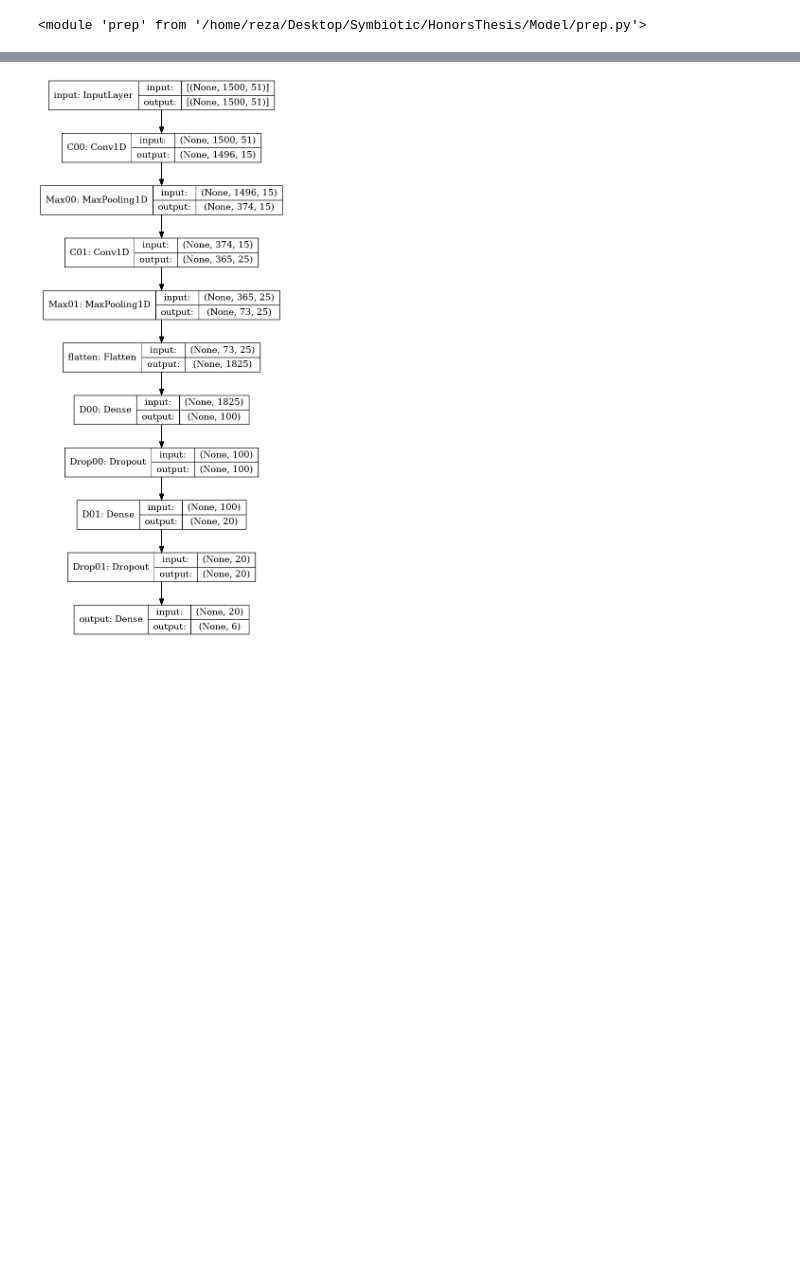
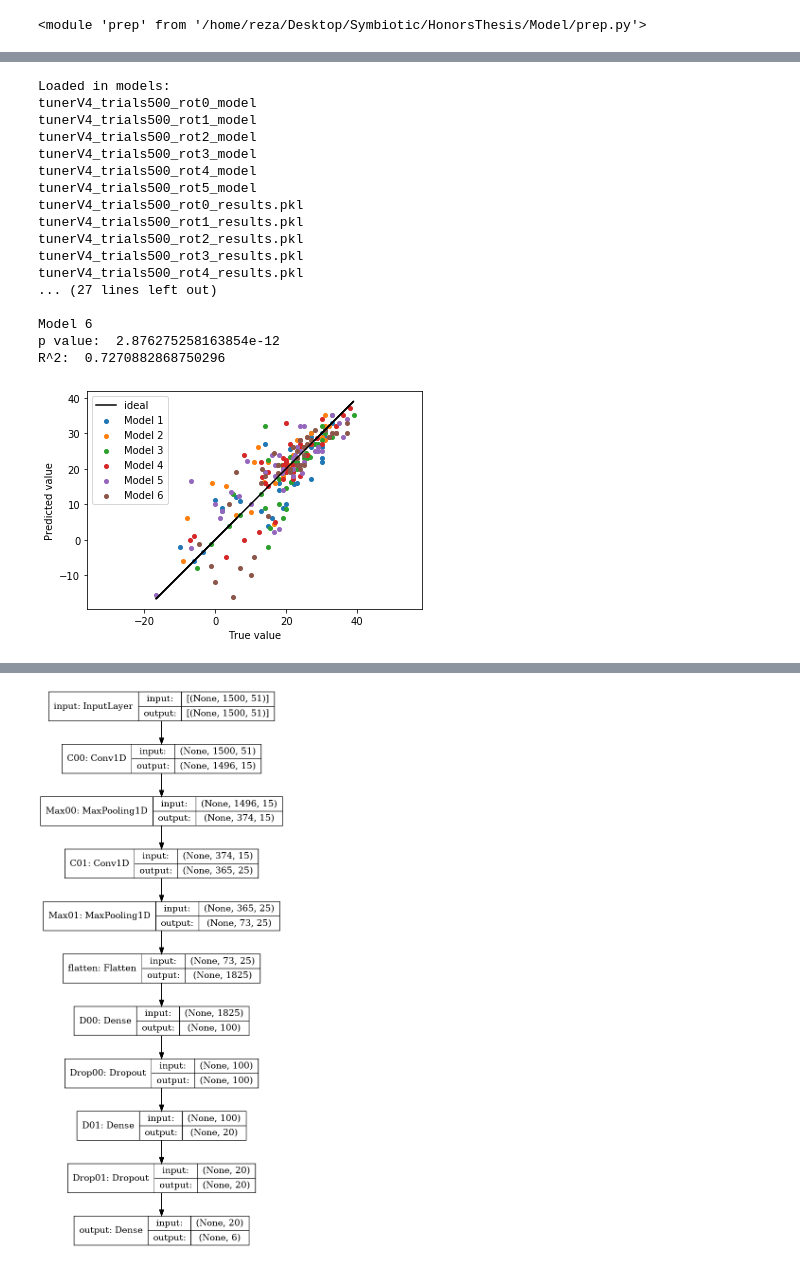
Before and after one commit to RezaTorbati/HonorsThesis, a Jupyter notebook: post.ipynb, the cells around one changed output, grey strips where cells are left out. Saved outputs shown, nothing was run; the diff lists cells and outputs as text; code cells hidden in the pictures; blank space fills up the shorter version.

```diff
--- a/post.ipynb
+++ b/post.ipynb
@@ -240,3 +135,24 @@ importlib.reload(prep)
+# %%
+post.analyzeFullPredictions('results', 'tunerV4_trials500_rot?_model', 'tunerV4_trials500_rot?_results.pkl', split='rot', valid=False)
+# %% [output]
+Loaded in models:
+tunerV4_trials500_rot0_model
+tunerV4_trials500_rot1_model
+tunerV4_trials500_rot2_model
+tunerV4_trials500_rot3_model
+tunerV4_trials500_rot4_model
+tunerV4_trials500_rot5_model
+tunerV4_trials500_rot0_results.pkl
+tunerV4_trials500_rot1_results.pkl
+tunerV4_trials500_rot2_results.pkl
+tunerV4_trials500_rot3_results.pkl
+tunerV4_trials500_rot4_results.pkl
+... (27 lines left out)
+
+Model 6
+p value:  2.876275258163854e-12
+R^2:  0.7270882868750296
+[figure, added]
 # %%
 post.analyzeFullPredictions('results', 'tunerV4_trials500_rot?_model', 'tunerV4_trials500_rot?_results.pkl', split='cp')
 # %% [output]
```
Also changed, not shown: parts of 22 cells of this notebook, 1 other file.
